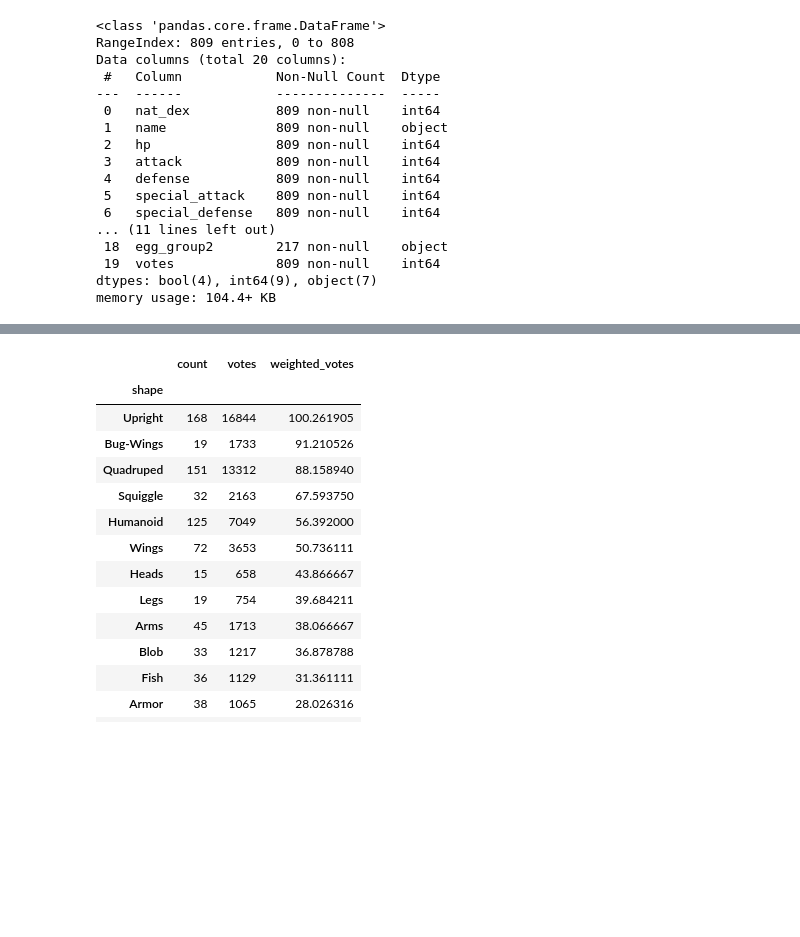
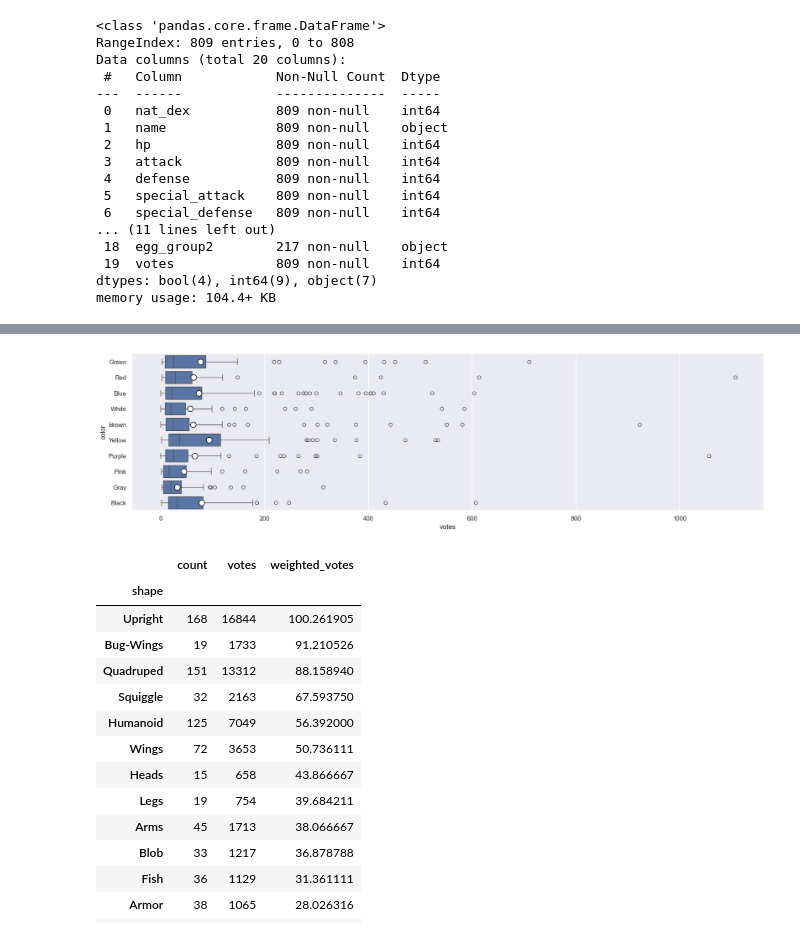
Before and after one commit to LeeMerrow/Pokemon-Popularity, a Jupyter notebook: Pokemon.ipynb, the cells around one changed output, grey strips where cells are left out. Saved outputs shown, nothing was run; the diff lists cells and outputs as text; code cells hidden in the pictures; blank space fills up the shorter version.

```diff
--- a/Pokemon.ipynb
+++ b/Pokemon.ipynb
@@ -296 +359,12 @@ memory usage: 104.4+ KB
+# %%
+sns.set(style='darkgrid', rc={'figure.figsize':(20, 5)})
+
+
+sns.boxplot(x='votes', y='primary_color', data=poke, #hue='forms_switchable',
+            showmeans=True, #meanline=True,
+            meanprops={'marker':'o','markerfacecolor':'white', 'markeredgecolor':'black','markersize':'10'},
+        ).set(ylabel='color')
+plt.show()
+# %% [output]
+[figure, added]
 # %%
```
Also changed, not shown: parts of 15 cells of this notebook.
